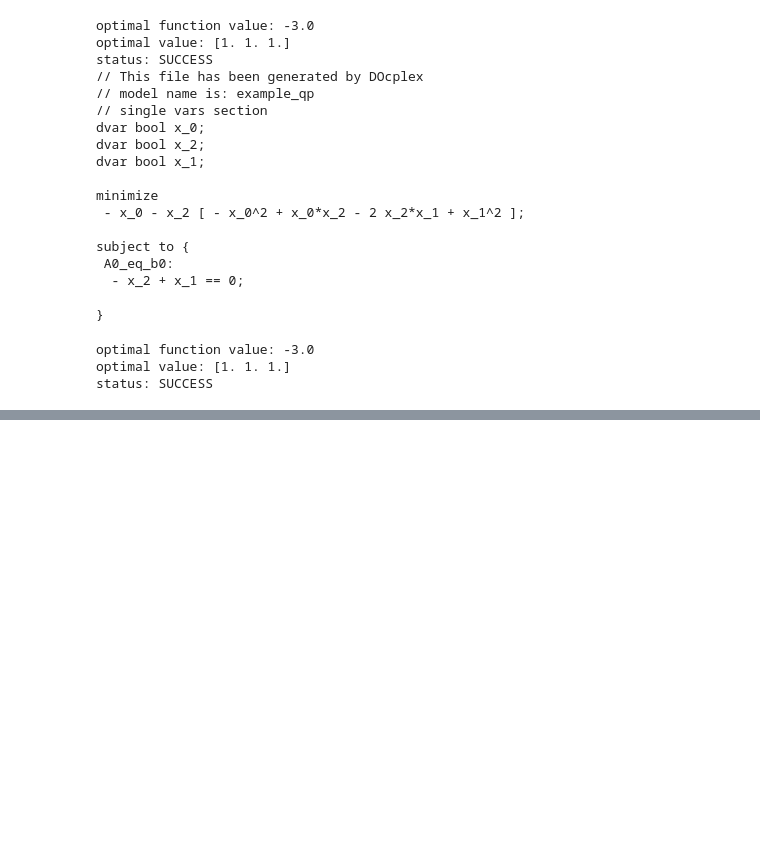
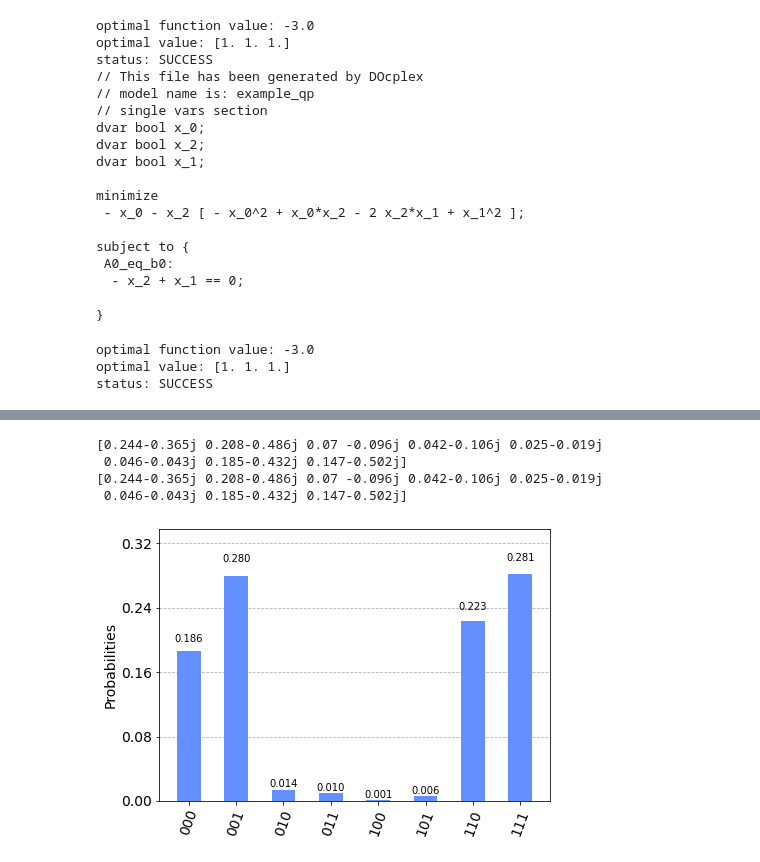
Before and after one commit to tomtuamnuq/compare-qiskit-ocean, a Jupyter notebook: comparison/Qiskit/LinearProgramming/QAOA/Example_Circuit.ipynb, the cells around one changed output, grey strips where cells are left out. Cells and saved outputs as stored; diff of their text form; code cells hidden in the pictures; blank space fills up the shorter version.

```diff
--- a/comparison/Qiskit/LinearProgramming/QAOA/Example_Circuit.ipynb
+++ b/comparison/Qiskit/LinearProgramming/QAOA/Example_Circuit.ipynb
@@ -83,0 +122,16 @@ qc.draw(output='latex')
+# %%
+x = np.zeros(2**3)
+x[0] = 1
+pretty_print(op.data.dot(x))
+pretty_print(psi)
+# %% [output]
+[0.244-0.365j 0.208-0.486j 0.07 -0.096j 0.042-0.106j 0.025-0.019j
+ 0.046-0.043j 0.185-0.432j 0.147-0.502j]
+[0.244-0.365j 0.208-0.486j 0.07 -0.096j 0.042-0.106j 0.025-0.019j
+ 0.046-0.043j 0.185-0.432j 0.147-0.502j]
+# %%
+result_meas = execute(qc_measure, BasicAer.get_backend('qasm_simulator'), shots=4096)
+counts = result_meas.result().get_counts()
+plot_histogram(counts)
+# %% [output]
+[figure, added]
```
Also changed, not shown: parts of 5 cells of this notebook.
